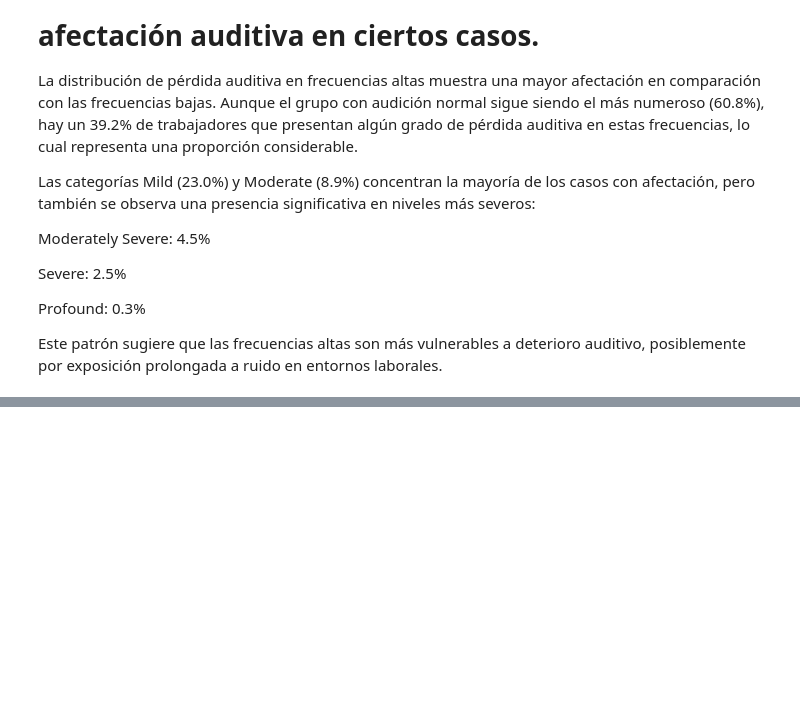
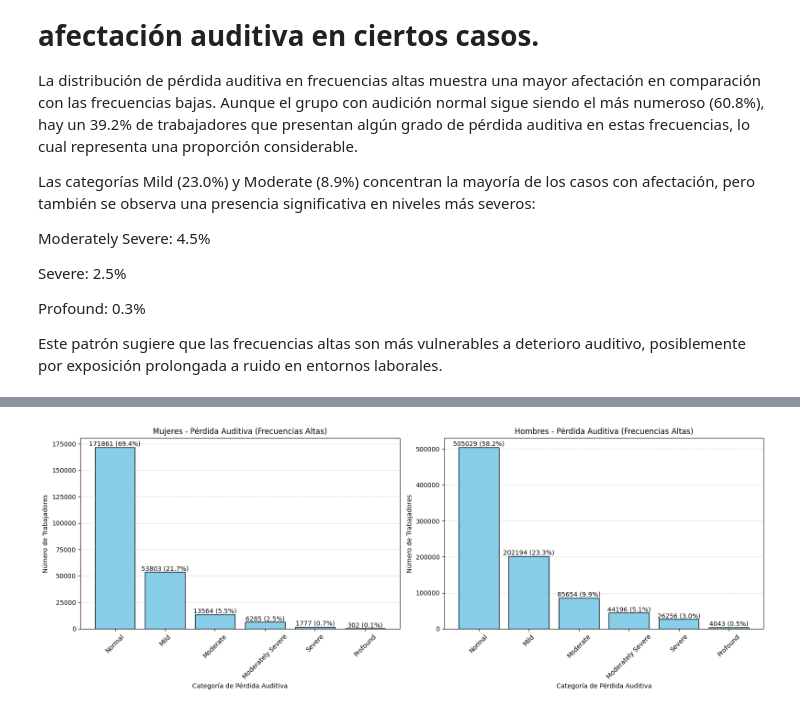
Before and after one commit to cris0436/Proyecto_ingenieria_datos, a Jupyter notebook: notebooks/pipeline_python.ipynb, the cells around one changed output, grey strips where cells are left out. Cells and saved outputs as stored; diff of their text form; code cells hidden in the pictures; blank space fills up the shorter version.

```diff
--- a/notebooks/pipeline_python.ipynb
+++ b/notebooks/pipeline_python.ipynb
@@ -284,11 +313,11 @@ def normalize_schema(df: pd.DataFrame) -> pd.DataFrame:
         # 1. Normalizar nombres de columnas (snake_case)
         column_rename_map = {
             "nid": "worker_id",
-            "Age_group": "age_group_code",
-            "Gender": "gender",
-            "Region": "region_code",
-            "Test_date": "test_date",
-            "NAICS": "naics_code",
+            "age_group": "age_group_code",
+            "gender": "gender",
+            "region": "region_code",
+            "test_date": "test_date",
+            "naics": "naics_code",
             "NAICS_descr": "naics_description",
 
             # Left ear thresholds
@@ -585,0 +618,69 @@ Este patrón sugiere que las frecuencias altas son más vulnerables a deterioro
+# %%
+def graficar_data_by_gender(df_filter_F:pd.DataFrame , df_filter_M:pd.DataFrame):
+
+        # Gráfico para hearing_loss_score_high_frequency
+        fig, axes = plt.subplots(1, 2, figsize=(16, 6))
+
+        for ax, df_gender, gender_label, score_col in zip(
+            axes,
+            [df_filter_F, df_filter_M],
+            ['Mujeres', 'Hombres'],
+            ['hearing_loss_score_high_frequency', 'hearing_loss_score_high_frequency']
+        ):
+            counts = df_gender[score_col].value_counts()
+            total = counts.sum()
+            percentages = (counts / total * 100).round(1)
+            bars = ax.bar(counts.index, counts.values, color='skyblue', edgecolor='black')
+            for bar, count, pct in zip(bars, counts.values, percentages):
+                ax.text(bar.get_x() + bar.get_width() / 2, bar.get_height() + 1, f'{count} ({pct}%)', ha='center', va='bottom', fontsize=10)
+                ax.set_title(f'{gender_label} - Pérdida Auditiva (Frecuencias Altas)')
+                ax.set_ylabel('Número de Trabajadores')
+                ax.set_xlabel('Categoría de Pérdida Auditiva')
+                ax.set_xticks(range(len(counts.index)))
+                ax.set_xticklabels(counts.index, rotation=45)
+                ax.grid(axis='y', linestyle='--', alpha=0.5)
+
+        plt.tight_layout()
+        plt.show()
+
+        # Gráfico para hearing_loss_score_low_frequency
+        fig, axes = plt.subplots(1, 2, figsize=(16, 6))
+
+        for ax, df_gender, gender_label, score_col in zip(
+            axes,
+            [df_filter_F, df_filter_M],
+            ['Mujeres', 'Hombres'],
+            ['hearing_loss_score_low_frequency', 'hearing_loss_score_low_frequency']
+        ):
+            counts = df_gender[score_col].value_counts()
+            total = counts.sum()
+            percentages = (counts / total * 100).round(1)
+            bars = ax.bar(counts.index, counts.values, color='lightcoral', edgecolor='black')
+            for bar, count, pct in zip(bars, counts.values, percentages):
+                ax.text(bar.get_x() + bar.get_width() / 2, bar.get_height() + 1, f'{count} ({pct}%)', ha='center', va='bottom', fontsize=10)
+                ax.set_title(f'{gender_label} - Pérdida Auditiva (Frecuencias Bajas)')
+                ax.set_ylabel('Número de Trabajadores')
+                ax.set_xlabel('Categoría de Pérdida Auditiva')
+                ax.set_xticks(range(len(counts.index)))
+                ax.set_xticklabels(counts.index, rotation=45)
+                ax.grid(axis='y', linestyle='--', alpha=0.5)
+
+        plt.tight_layout()
+        plt.show()
+def filter_data_by_gender(df: pd.DataFrame) -> pd.DataFrame:
+
+    try:
+        logger.info("Filtrando datos por género...")
+        df_filter_M =  df[df['gender'] == 'M']
+        df_filter_F =  df[df['gender'] == 'F']
+
+        return df_filter_F , df_filter_M
+        # Filtrar solo registros con género
+    except Exception as e:
+        logger.error(f"error al filtrar {e}")
+        raise
+data = filter_data_by_gender(df_analisis_score)
+df_filter_F = data[0]
+df_filter_M = data[1]
+graficar_data_by_gender(df_filter_F, df_filter_M)
+# %% [output]
@@ -585,0 +688 @@ Este patrón sugiere que las frecuencias altas son más vulnerables a deterioro
+[figure, added]
```
Also changed, not shown: parts of 16 cells of this notebook, 1 other file.
